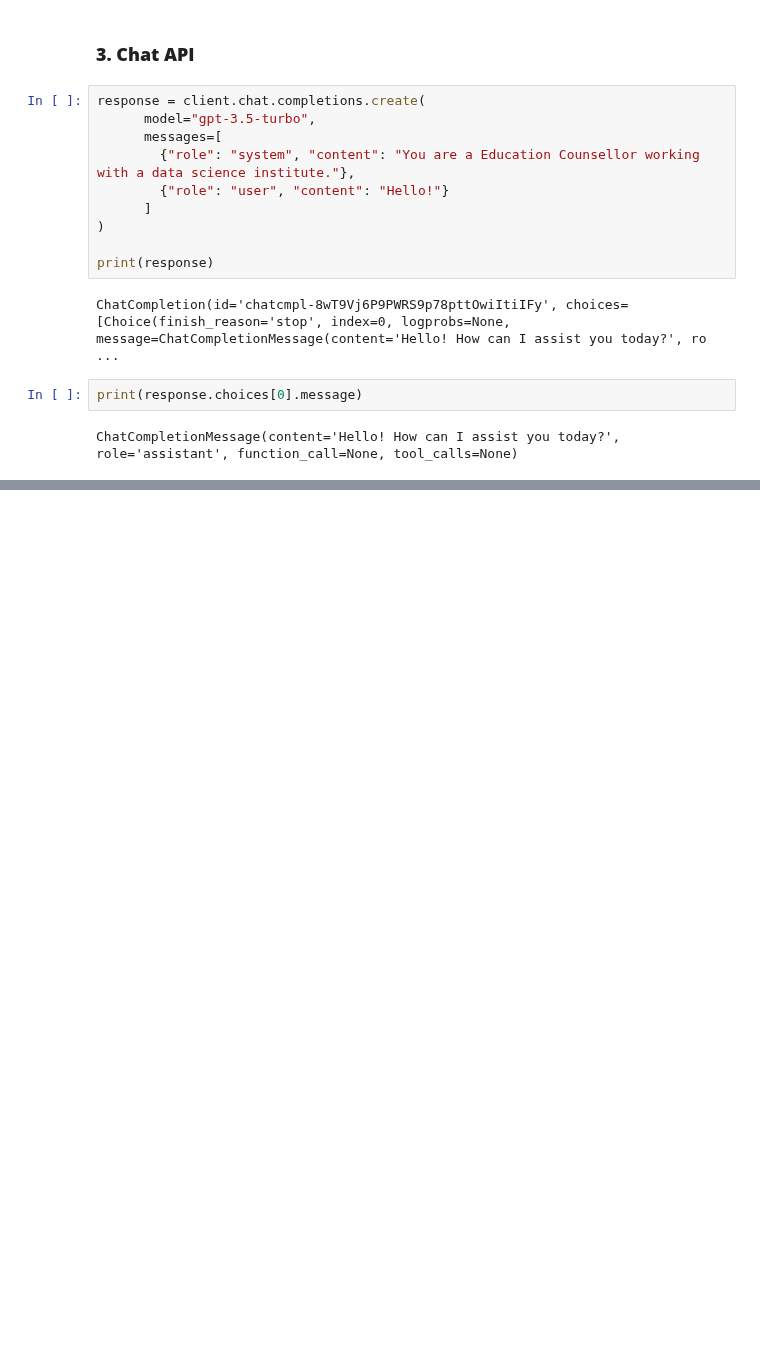
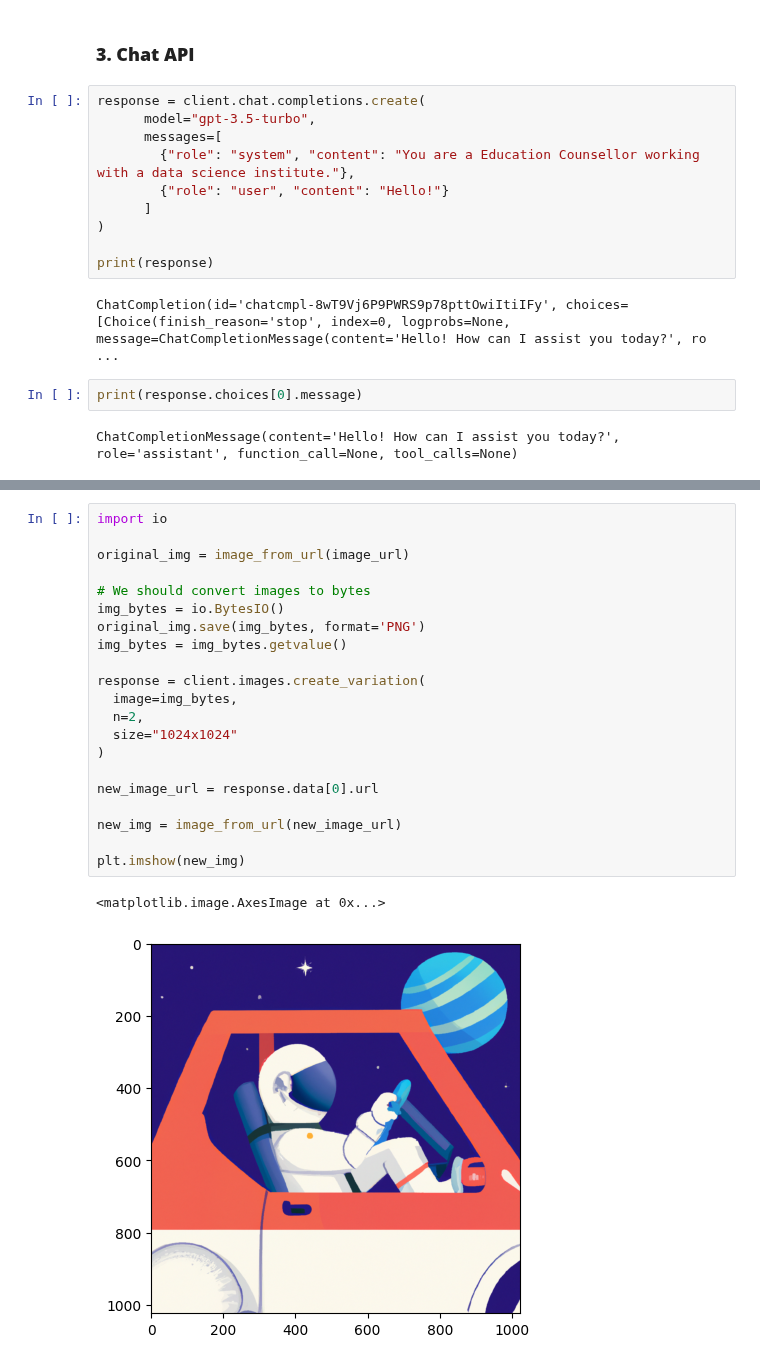
Before and after one commit to bansalkanav/Ultimate-Data-Science-Toolkit---From-Python-Basics-to-GenerativeAI, a Jupyter notebook: Module 9 - GenAI (LLMs and Prompt Engineering)/4. Handson OpenAI/Handson OpenAI.ipynb, the cells around one changed output, grey strips where cells are left out. Drawn from its saved outputs; the diff is of its cells as text; blank space fills up the shorter version.

```diff
--- a/Module 9 - GenAI (LLMs and Prompt Engineering)/4. Handson OpenAI/Handson OpenAI.ipynb
+++ b/Module 9 - GenAI (LLMs and Prompt Engineering)/4. Handson OpenAI/Handson OpenAI.ipynb
@@ -130,0 +173,24 @@ ChatCompletionMessage(content='Hello! How can I assist you today?', role='assist
+# %%
+import io
+
+original_img = image_from_url(image_url)
+
+# We should convert images to bytes
+img_bytes = io.BytesIO()
+original_img.save(img_bytes, format='PNG')
+img_bytes = img_bytes.getvalue()
+
+response = client.images.create_variation(
+  image=img_bytes,
+  n=2,
+  size="1024x1024"
+)
+
+new_image_url = response.data[0].url
+
+new_img = image_from_url(new_image_url)
+
+plt.imshow(new_img)
+# %% [output]
+<matplotlib.image.AxesImage at 0x...>
+[figure, added]
```
Also changed, not shown: parts of 10 cells of this notebook.
